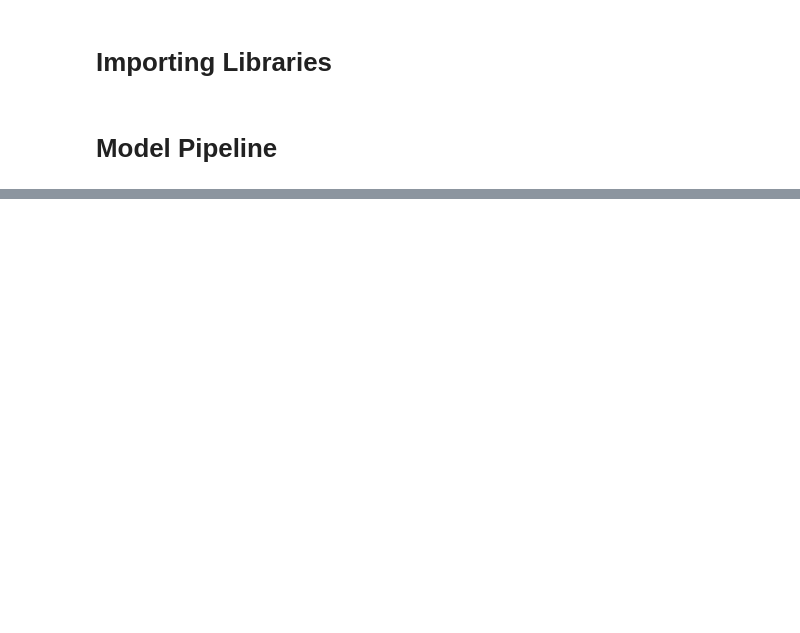
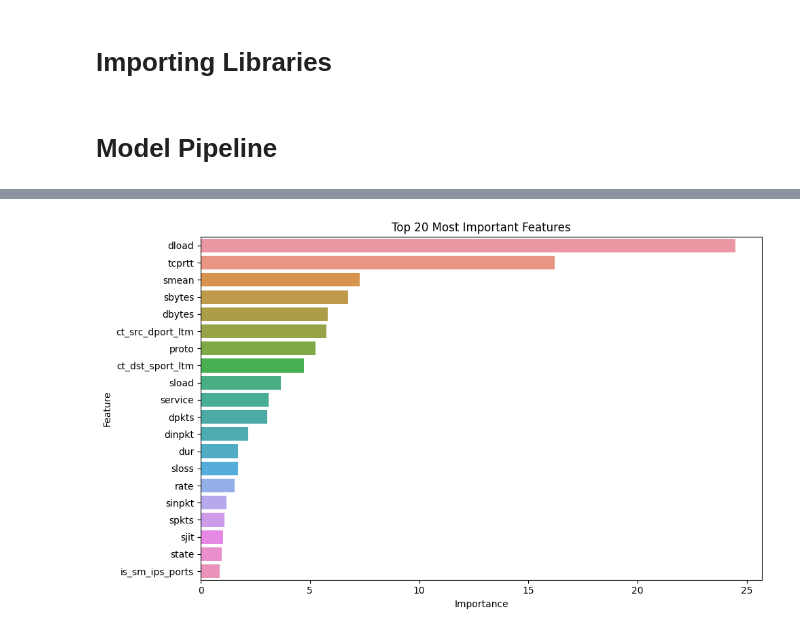
Before and after one commit to Smartshield-INSAT/MLEngine, a Jupyter notebook: notebooks/UNSW_NB15_notebooks/detection_pipeline.ipynb, the cells around one changed output, grey strips where cells are left out. Saved outputs shown, nothing was run; the diff lists cells and outputs as text; code cells hidden in the pictures; blank space fills up the shorter version.

```diff
--- a/notebooks/UNSW_NB15_notebooks/detection_pipeline.ipynb
+++ b/notebooks/UNSW_NB15_notebooks/detection_pipeline.ipynb
@@ -485,3 +488,30 @@ AUC: 0.9802996291122527
 [figure]
+# %%
+# Get feature importance
+feature_importances = model.get_feature_importance()
+
+# Create a DataFrame for better visualization
+features_df = pd.DataFrame({
+    'Feature': model.feature_names_,
+    'Importance': feature_importances
+}).sort_values(by='Importance', ascending=False)
+
+def plot_feature_importance(top_n=20):
+    """Plots the top N important features."""
+
+    # Select top N features
+    top_features = features_df.head(top_n)
+
+    plt.figure(figsize=(10, 6))
+    sns.barplot(x='Importance', y='Feature', data=top_features)
+    plt.title(f'Top {top_n} Most Important Features')
+    plt.xlabel('Importance')
+    plt.ylabel('Feature')
+    plt.tight_layout()
+    plt.show()
+
+plot_feature_importance()
+# %% [output]
+[figure, added]
 # %%
 # Train the model with hyperparameter tuning
```
Also changed, not shown: parts of 8 cells of this notebook, 7 other files.
